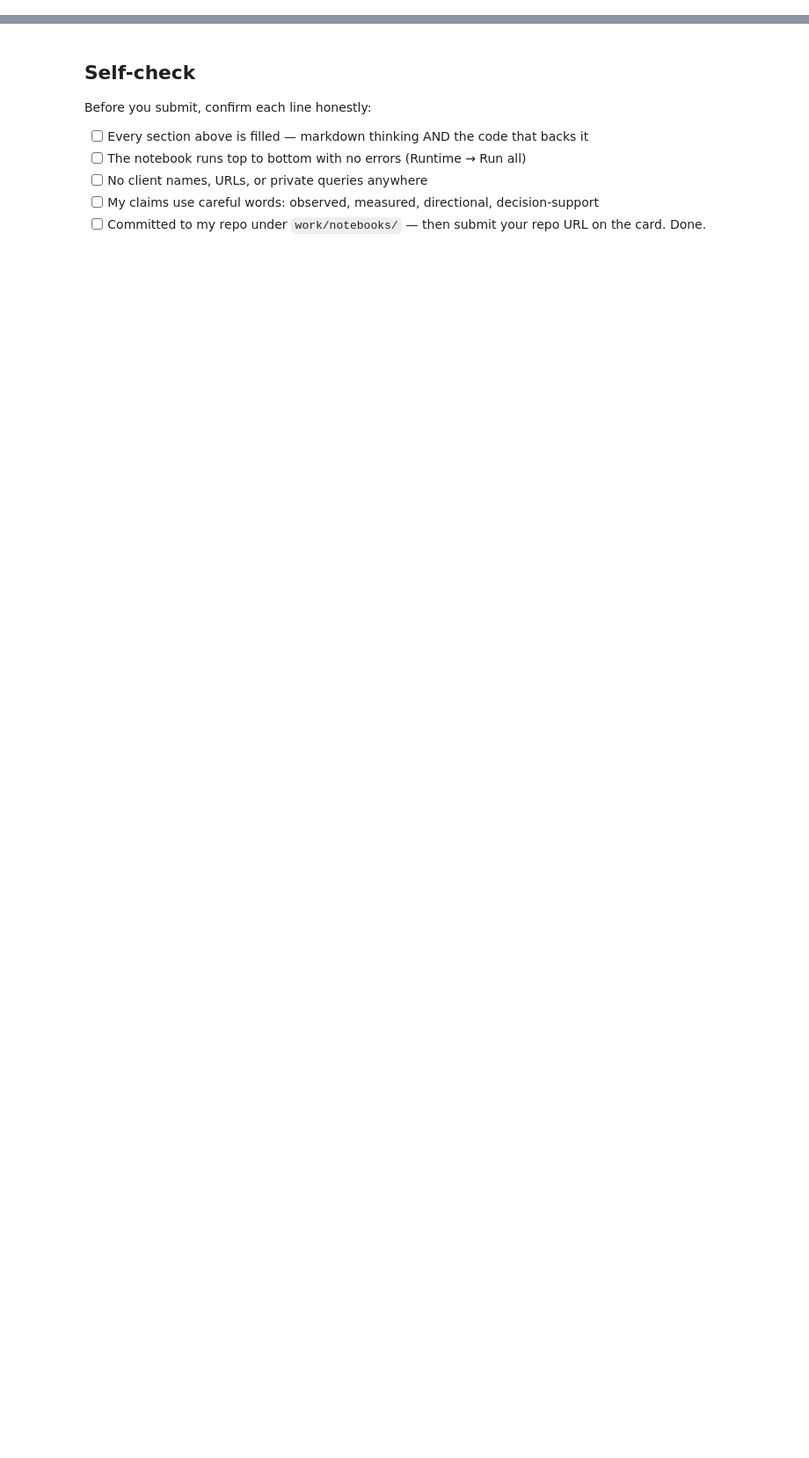
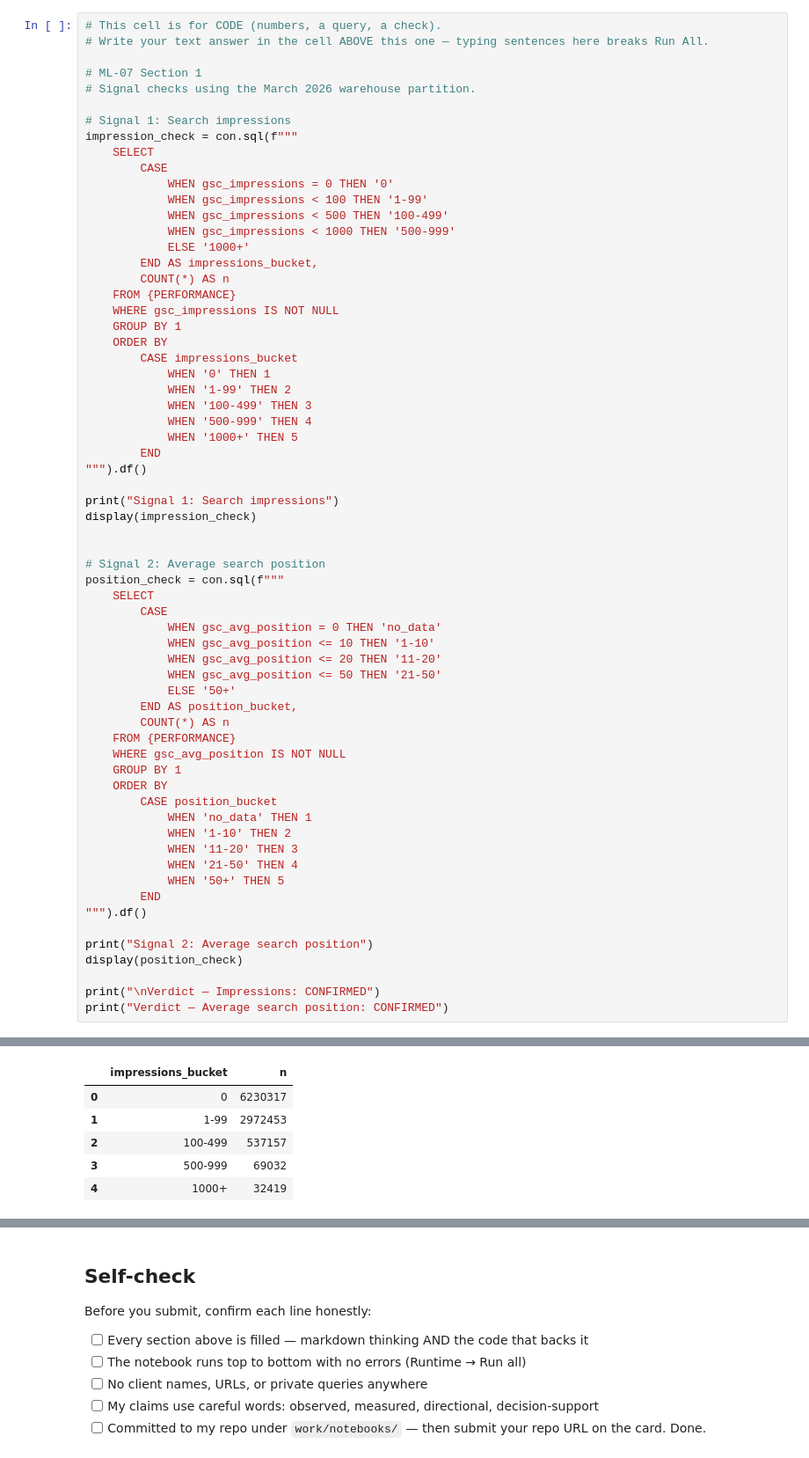
Before and after one commit to krithi-ks/flyrankAI-ML, a Jupyter notebook: work/notebooks/w04_baseline_score.ipynb, the cells around one changed output, grey strips where cells are left out. Shown at 88% size. Cells and saved outputs as stored; diff of their text form; blank space fills up the shorter version.

```diff
--- a/work/notebooks/w04_baseline_score.ipynb
+++ b/work/notebooks/w04_baseline_score.ipynb
@@ -256,0 +84,65 @@ The confidence is higher when both search exposure and the CTR gap are substanti
+# %%
+# This cell is for CODE (numbers, a query, a check).
+# Write your text answer in the cell ABOVE this one — typing sentences here breaks Run All.
+
+# ML-07 Section 1
+# Signal checks using the March 2026 warehouse partition.
+
+# Signal 1: Search impressions
+impression_check = con.sql(f"""
+    SELECT
+        CASE
+            WHEN gsc_impressions = 0 THEN '0'
+            WHEN gsc_impressions < 100 THEN '1-99'
+            WHEN gsc_impressions < 500 THEN '100-499'
+            WHEN gsc_impressions < 1000 THEN '500-999'
+            ELSE '1000+'
+        END AS impressions_bucket,
+        COUNT(*) AS n
+    FROM {PERFORMANCE}
+    WHERE gsc_impressions IS NOT NULL
+    GROUP BY 1
+    ORDER BY
+        CASE impressions_bucket
+            WHEN '0' THEN 1
+            WHEN '1-99' THEN 2
+            WHEN '100-499' THEN 3
+            WHEN '500-999' THEN 4
+            WHEN '1000+' THEN 5
+        END
+""").df()
+
+print("Signal 1: Search impressions")
+display(impression_check)
+
+
+# Signal 2: Average search position
+position_check = con.sql(f"""
+    SELECT
+        CASE
+            WHEN gsc_avg_position = 0 THEN 'no_data'
+            WHEN gsc_avg_position <= 10 THEN '1-10'
+            WHEN gsc_avg_position <= 20 THEN '11-20'
+            WHEN gsc_avg_position <= 50 THEN '21-50'
+            ELSE '50+'
+        END AS position_bucket,
+        COUNT(*) AS n
+    FROM {PERFORMANCE}
+    WHERE gsc_avg_position IS NOT NULL
+    GROUP BY 1
+    ORDER BY
+        CASE position_bucket
+            WHEN 'no_data' THEN 1
+            WHEN '1-10' THEN 2
+            WHEN '11-20' THEN 3
+            WHEN '21-50' THEN 4
+            WHEN '50+' THEN 5
+        END
+""").df()
+
+print("Signal 2: Average search position")
+display(position_check)
+
+print("\nVerdict — Impressions: CONFIRMED")
+print("Verdict — Average search position: CONFIRMED")
+# %% [output]
@@ -256,0 +150,6 @@ The confidence is higher when both search exposure and the CTR gap are substanti
+|  | impressions_bucket | n |
+| 0 | 0 | 6230317 |
+| 1 | 1-99 | 2972453 |
+| 2 | 100-499 | 537157 |
+| 3 | 500-999 | 69032 |
+| 4 | 1000+ | 32419 |
```
Also changed, not shown: parts of 16 cells of this notebook.
